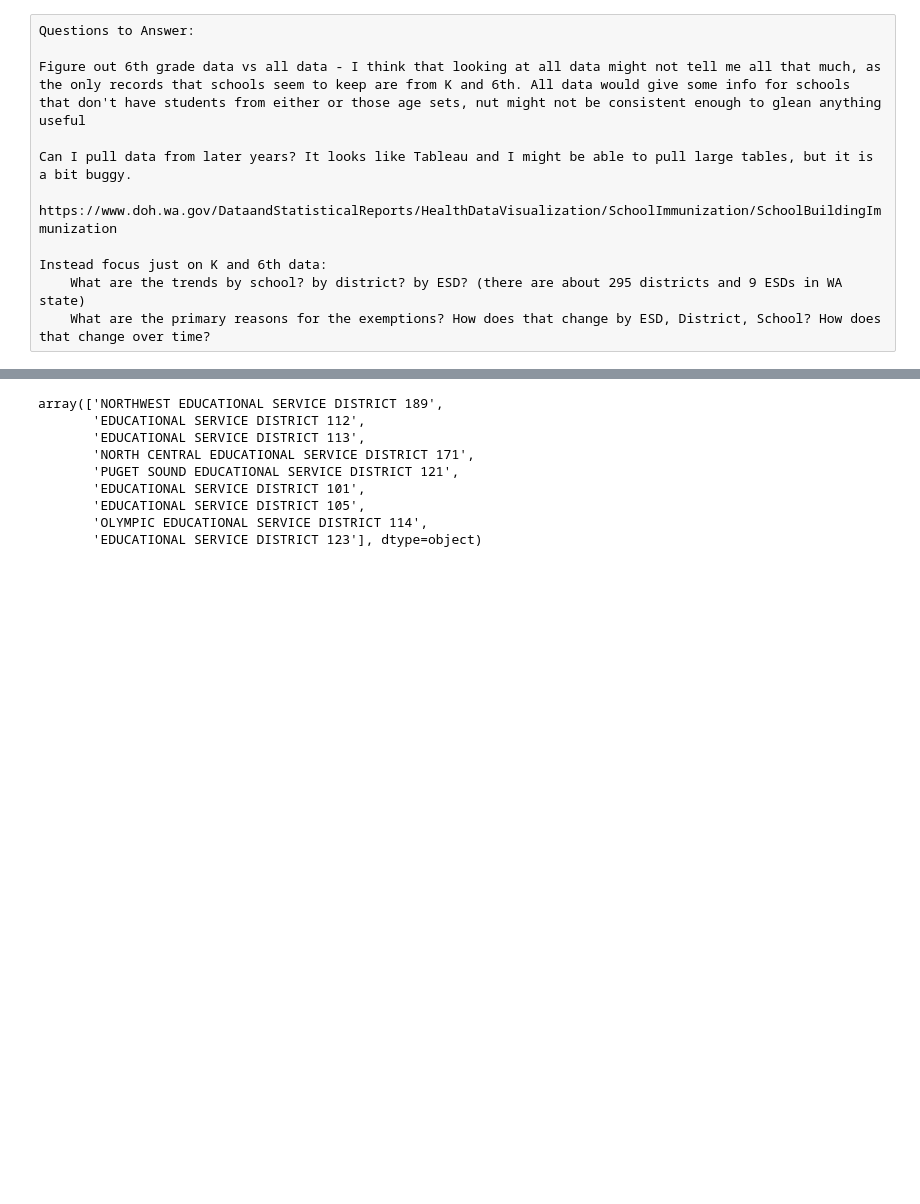
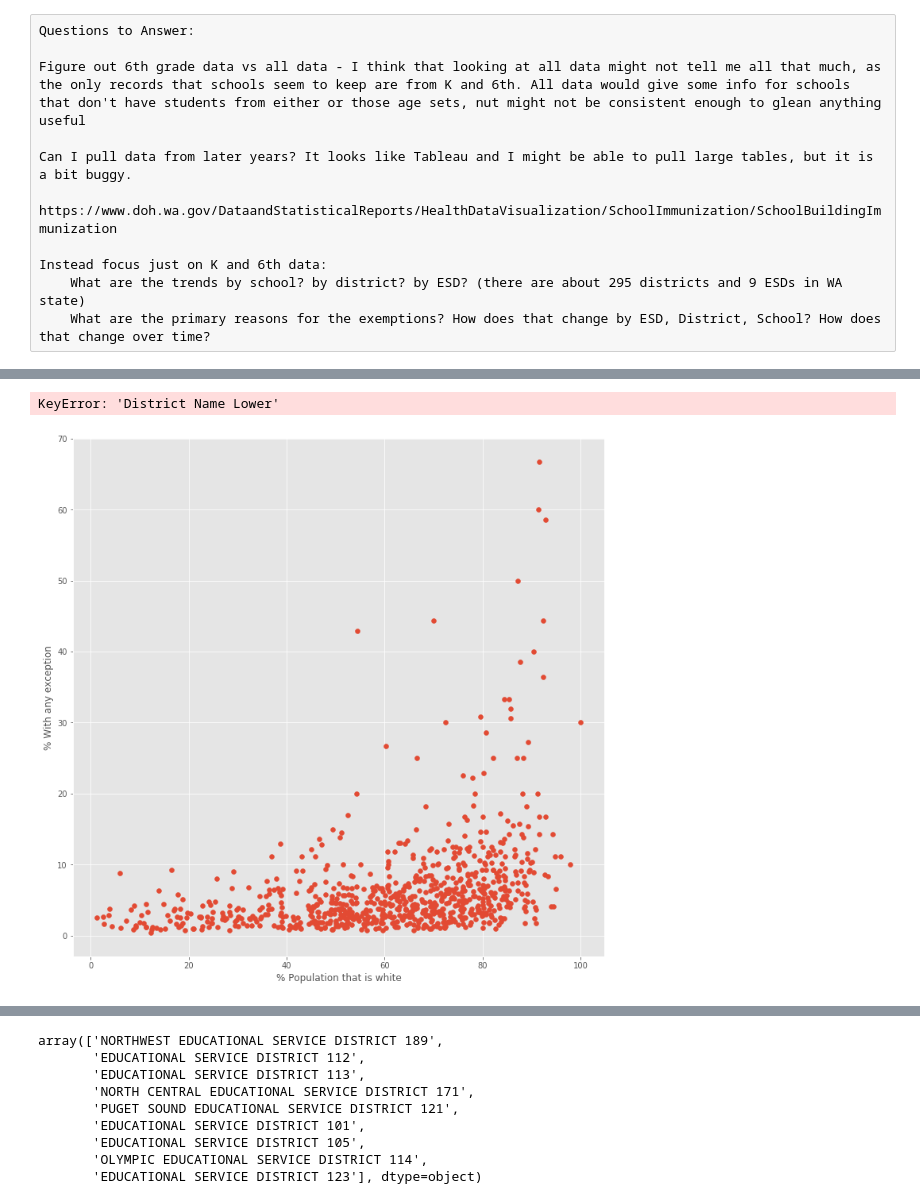
Before and after one commit to frischmuth/Washington-Immunization-Rates, a Jupyter notebook: Immunization IDE.ipynb, the cells around one changed output, grey strips where cells are left out. Cells and saved outputs as stored; diff of their text form; code cells hidden in the pictures; blank space fills up the shorter version.

Commit message:
Merge race and vaccine tables, first scatter

```diff
--- a/Immunization IDE.ipynb
+++ b/Immunization IDE.ipynb
@@ -98,0 +84,25 @@ all45
+# %%
+k45['District Name Lower'] = k45['School_District'].str.lower()
+k45['School Name Lower'] = k45['School_Name'].str.lower()
+columns_percent_k45 = ['District Name Lower', 'School Name Lower', 'School_Name', 'School_District', 'City', 'County', 'Reported_enrollment', 'Percent_complete_for_all_immunizations',
+                       'Percent_conditional', 'Percent_out_of_compliance', 'Percent_with_any_exemption', 'Percent_with_medical_exemption', 'Percent_with_personal_exemption', 'Percent_with_religious_exemption']
+k45_percentage = k45[(k45['Percent_with_any_exemption'] != 0) & (k45['Reported_enrollment'] > 0 )][columns_percent_k45].sort_values('Reported_enrollment', ascending=False)
+# %%
+k45_percentage.set_index(['District Name Lower', 'School Name Lower'], inplace=True)
+# %%
+race45_percentage.set_index(['District Name Lower', 'School Name Lower'], inplace=True)
+# %% [output]
+KeyError: 'District Name Lower'
+# %%
+merge45 = pd.merge(k45_percentage,race45_percentage, how='left',left_index=True, right_index=True)
+full_merge = merge45[merge45['District Name'].isna()==False]
+# %%
+# full_merge.info()
+test_full_merge = full_merge[['% White', 'Percent_with_any_exemption']]
+# print(test_full_merge)
+fig, ax = plt.subplots(1, figsize=(12,12))
+ax.scatter(full_merge['% White'], full_merge['Percent_with_any_exemption'], alpha)
+ax.set_xlabel('% Population that is white')
+ax.set_ylabel('% With any exception');
+# %% [output]
+[figure, added]
```
Also changed, not shown: parts of 19 cells of this notebook, 9 other files.
